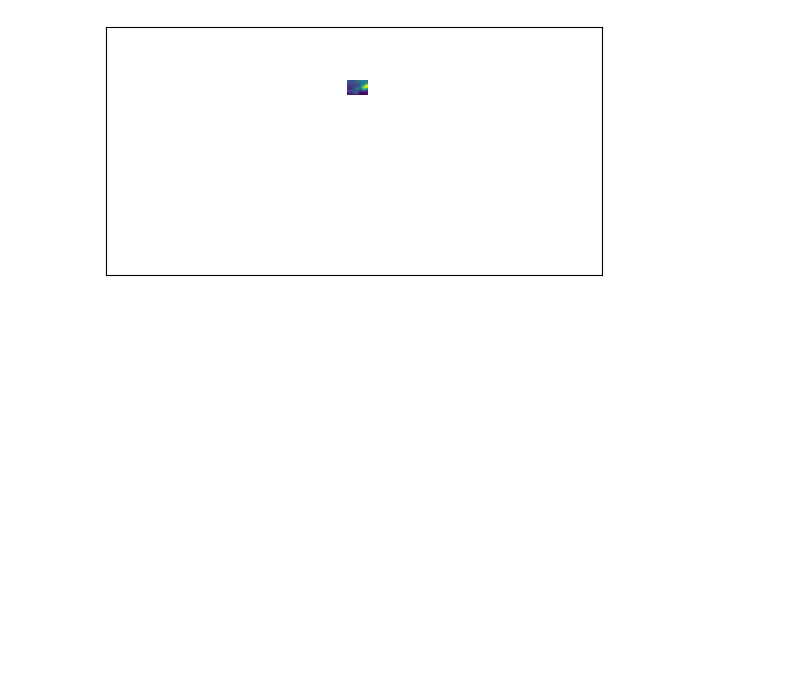
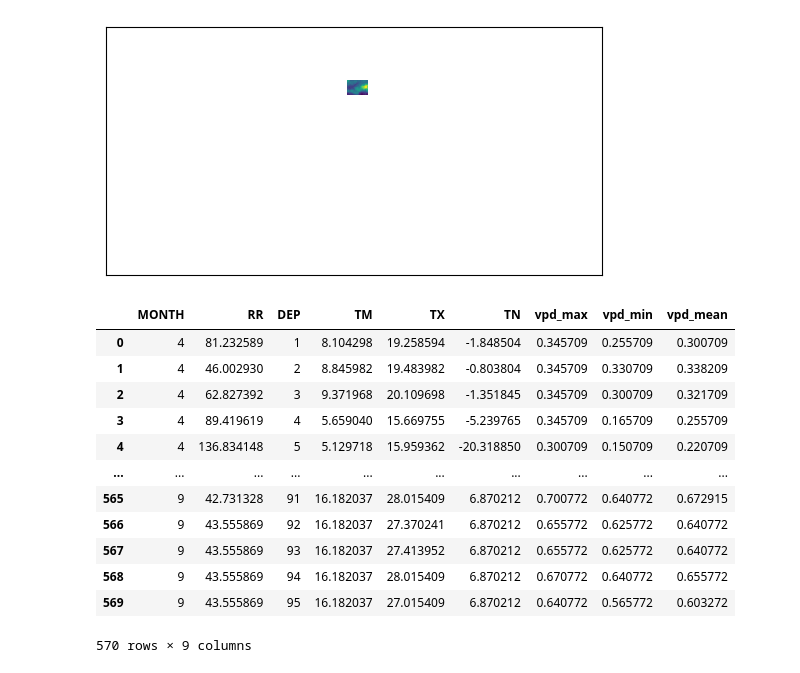
Before and after one commit to aleexv6/Meteo, a Jupyter notebook: YieldModel/data/forecast/gather_forecast_data.ipynb, the cells around one changed output. Drawn from its saved outputs; the diff is of its cells as text; code cells hidden in the pictures; blank space fills up the shorter version.

```diff
--- a/YieldModel/data/forecast/gather_forecast_data.ipynb
+++ b/YieldModel/data/forecast/gather_forecast_data.ipynb
@@ -337,6 +338,22 @@ formatVpd = formatVpd.drop("Dep", axis=1)
 
 dfs = [precipMean, tempMean, tempMax, tempMin, formatVpd]
 merged = reduce(lambda left, right: pd.merge(left, right, on=['DEP', 'MONTH']), dfs) #use reduce to merge df1 and df2, then the result with df3, then df4... until there is no more df in the dfs list
+# %%
+merged
+# %% [output]
+|  | MONTH | RR | DEP | TM | TX | TN | vpd_max | vpd_min | vpd_mean |
+| 0 | 4 | 81.232589 | 1 | 8.104298 | 19.258594 | -1.848504 | 0.345709 | 0.255709 | 0.300709 |
+| 1 | 4 | 46.002930 | 2 | 8.845982 | 19.483982 | -0.803804 | 0.345709 | 0.330709 | 0.338209 |
+| 2 | 4 | 62.827392 | 3 | 9.371968 | 20.109698 | -1.351845 | 0.345709 | 0.300709 | 0.321709 |
+| 3 | 4 | 89.419619 | 4 | 5.659040 | 15.669755 | -5.239765 | 0.345709 | 0.165709 | 0.255709 |
+| 4 | 4 | 136.834148 | 5 | 5.129718 | 15.959362 | -20.318850 | 0.300709 | 0.150709 | 0.220709 |
+| ... | ... | ... | ... | ... | ... | ... | ... | ... | ... |
+| 565 | 9 | 42.731328 | 91 | 16.182037 | 28.015409 | 6.870212 | 0.700772 | 0.640772 | 0.672915 |
+| 566 | 9 | 43.555869 | 92 | 16.182037 | 27.370241 | 6.870212 | 0.655772 | 0.625772 | 0.640772 |
+| 567 | 9 | 43.555869 | 93 | 16.182037 | 27.413952 | 6.870212 | 0.655772 | 0.625772 | 0.640772 |
+| 568 | 9 | 43.555869 | 94 | 16.182037 | 28.015409 | 6.870212 | 0.670772 | 0.640772 | 0.655772 |
+| 569 | 9 | 43.555869 | 95 | 16.182037 | 27.015409 | 6.870212 | 0.640772 | 0.565772 | 0.603272 |
+570 rows × 9 columns
 # %%
 merged.to_csv("currentYear/weather_forecast.csv")
 # %%
```
Also changed, not shown: parts of 3 cells of this notebook, 10 other files.
